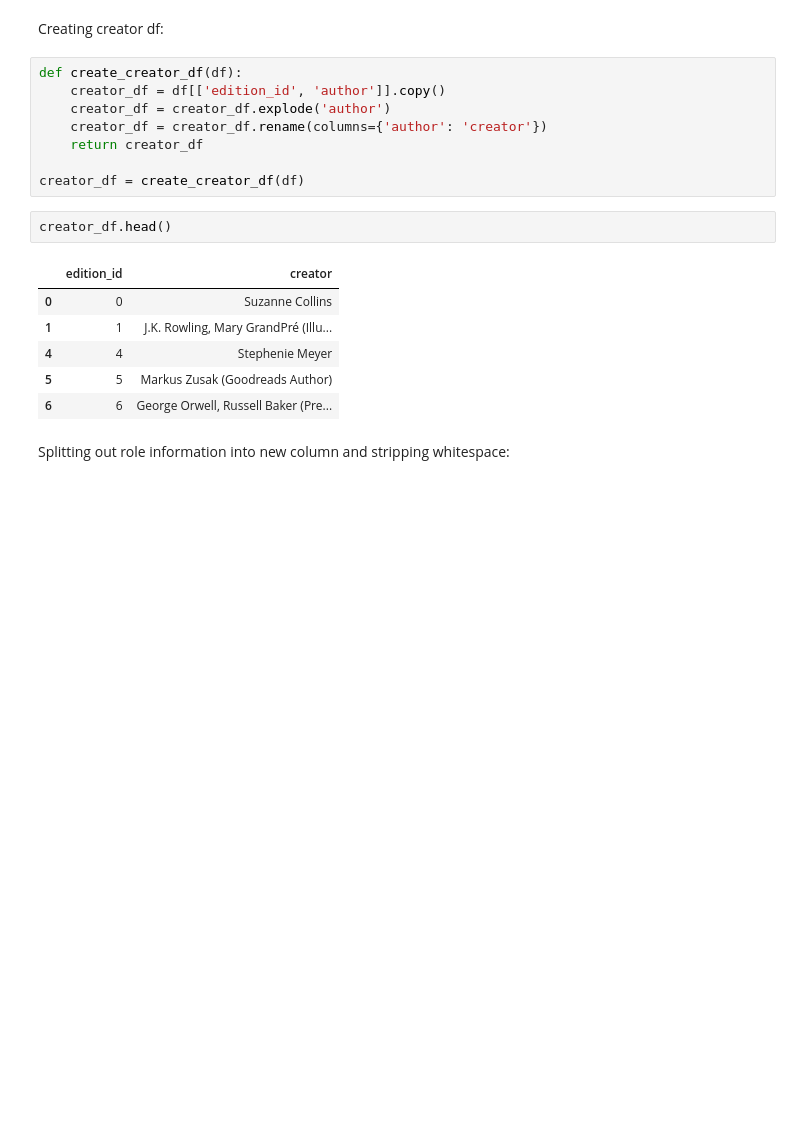
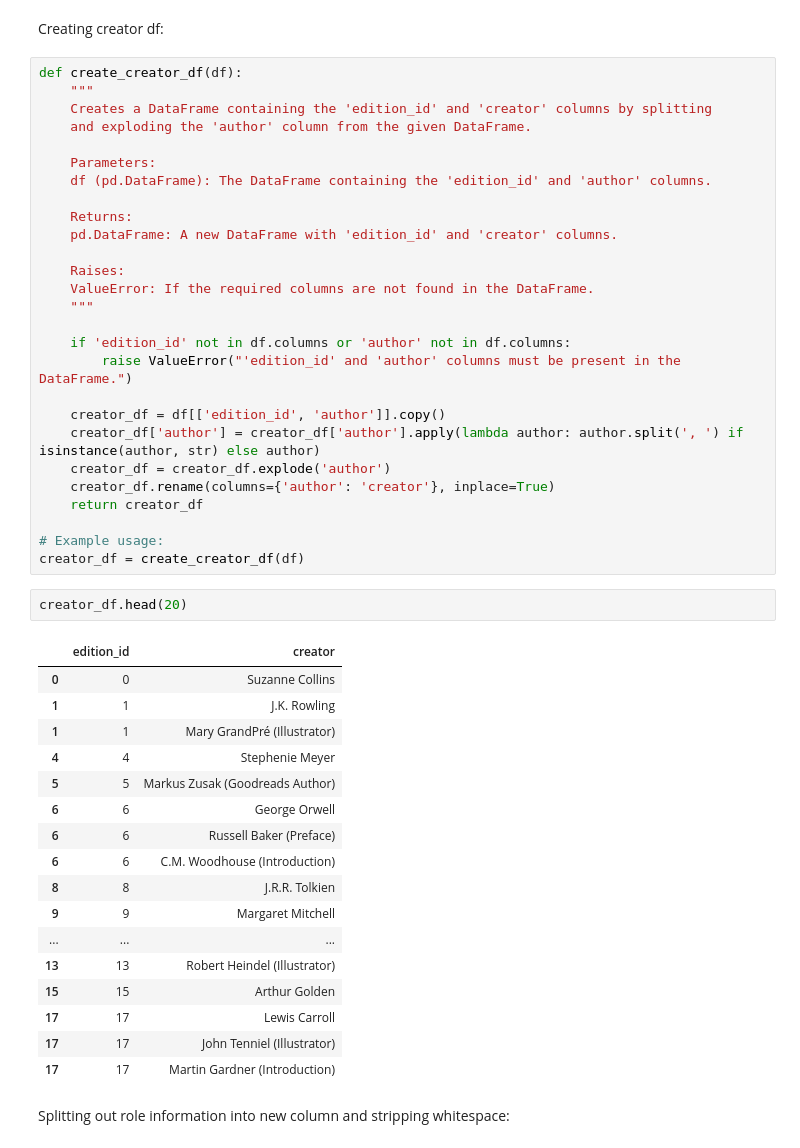
Before and after one commit to codeslp/books_db, a Jupyter notebook: src/books_db.ipynb, the cells around one changed output. Drawn from its saved outputs; the diff is of its cells as text; blank space fills up the shorter version.

```diff
--- a/src/books_db.ipynb
+++ b/src/books_db.ipynb
@@ -604,23 +785,53 @@ award_df.head(10)
 | 0 | 0 | Charlotte Award | 2010 |
 # %% [markdown]
 Creating creator df:
-# %%
-def create_creator_df(df):
-    creator_df = df[['edition_id', 'author']].copy()
-    creator_df = creator_df.explode('author')
-    creator_df = creator_df.rename(columns={'author': 'creator'})
-    return creator_df
-
-creator_df = create_creator_df(df)
+# %%
+def create_creator_df(df):
+    """
+    Creates a DataFrame containing the 'edition_id' and 'creator' columns by splitting
+    and exploding the 'author' column from the given DataFrame.
+
+    Parameters:
+    df (pd.DataFrame): The DataFrame containing the 'edition_id' and 'author' columns.
+
+    Returns:
+    pd.DataFrame: A new DataFrame with 'edition_id' and 'creator' columns.
+
+    Raises:
+    ValueError: If the required columns are not found in the DataFrame.
+    """
+
+    if 'edition_id' not in df.columns or 'author' not in df.columns:
+        raise ValueError("'edition_id' and 'author' columns must be present in the DataFrame.")
+
+    creator_df = df[['edition_id', 'author']].copy()
+    creator_df['author'] = creator_df['author'].apply(lambda author: author.split(', ') if isinstance(author, str) else author)
+    creator_df = creator_df.explode('author')
+    creator_df.rename(columns={'author': 'creator'}, inplace=True)
+    return creator_df
+
+# Example usage:
+creator_df = create_creator_df(df)
 # %%
-creator_df.head()
+creator_df.head(20)
 # %% [output]
 |  | edition_id | creator |
 | 0 | 0 | Suzanne Collins |
-| 1 | 1 | J.K. Rowling, Mary GrandPré (Illu... |
+| 1 | 1 | J.K. Rowling |
+| 1 | 1 | Mary GrandPré (Illustrator) |
 | 4 | 4 | Stephenie Meyer |
 | 5 | 5 | Markus Zusak (Goodreads Author) |
-| 6 | 6 | George Orwell, Russell Baker (Pre... |
+| 6 | 6 | George Orwell |
+| 6 | 6 | Russell Baker (Preface) |
+| 6 | 6 | C.M. Woodhouse (Introduction) |
+| 8 | 8 | J.R.R. Tolkien |
+| 9 | 9 | Margaret Mitchell |
+| ... | ... | ... |
+| 13 | 13 | Robert Heindel (Illustrator) |
+| 15 | 15 | Arthur Golden |
+| 17 | 17 | Lewis Carroll |
+| 17 | 17 | John Tenniel (Illustrator) |
+| 17 | 17 | Martin Gardner (Introduction) |
 # %% [markdown]
 Splitting out role information into new column and stripping whitespace:
 # %%
```
Also changed, not shown: parts of 55 cells of this notebook, 1 other file.
